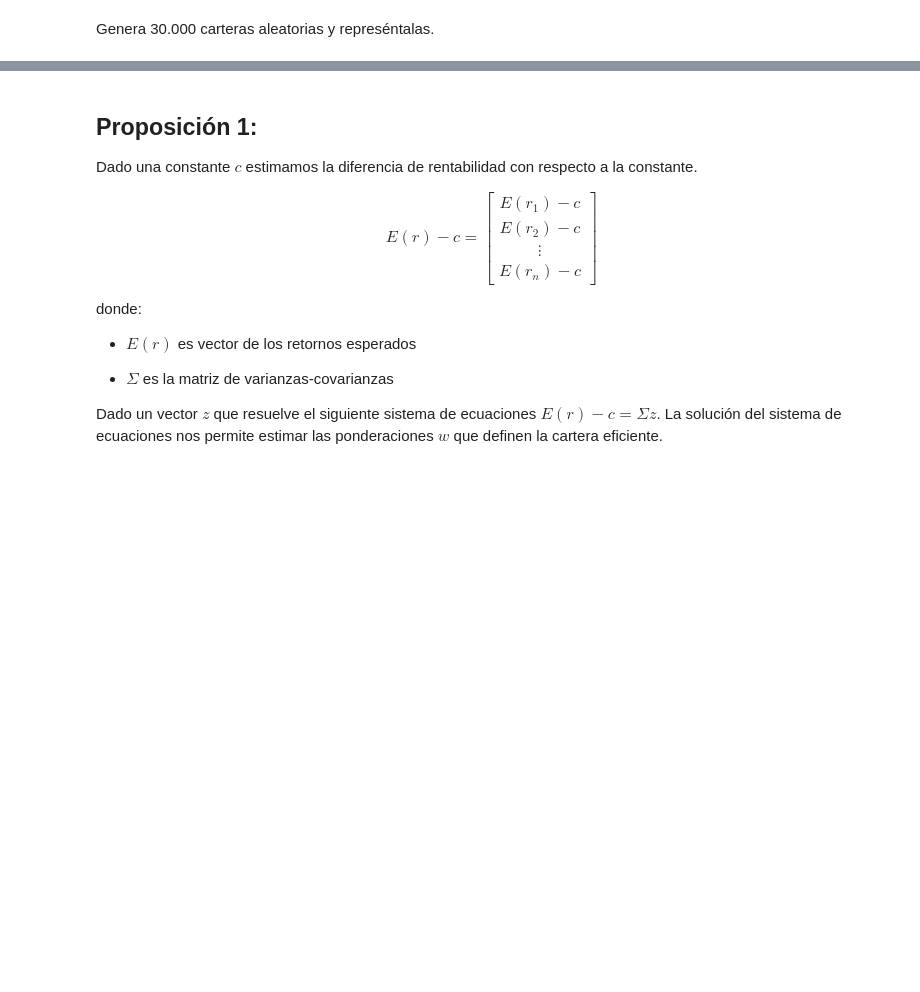
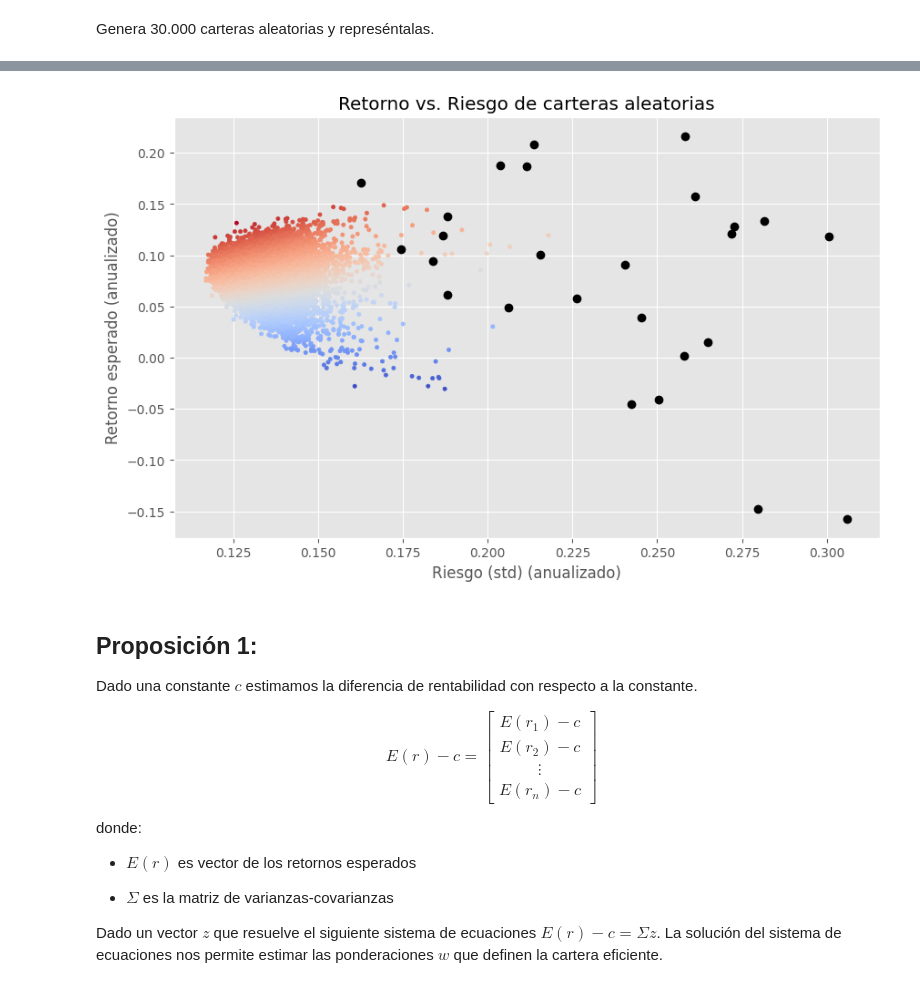
Before and after one commit to alfonso-santos/microcredencial-carteras-python, a Jupyter notebook: Tema_3_Markowitz/src/optimizacion-analitica.ipynb, the cells around one changed output, grey strips where cells are left out. Cells and saved outputs as stored; diff of their text form; code cells hidden in the pictures; blank space fills up the shorter version.

```diff
--- a/Tema_3_Markowitz/src/optimizacion-analitica.ipynb
+++ b/Tema_3_Markowitz/src/optimizacion-analitica.ipynb
@@ -79,18 +147,23 @@ retornos_mean_carteras = # TODO
 # %%
-# Calculamos el riesgo de cada cartera.
-std_carteras = # TODO
+# Calculamos el riesgo de cada cartera. # TODO
+std_carteras = retornos_diarios_carteras.std()
 # %%
-# Graficamos rentabilidad vs. riesgo.
+# Graficamos rentabilidad vs. riesgo. #TODO
 plt.figure(figsize=(10, 6))
 
+plt.scatter( x= std_carteras * np.sqrt(252),  y = retornos_mean_carteras * 252, marker= ".", c = retornos_mean_carteras / std_carteras, cmap="coolwarm")
 
-# TODO
-
+for asset_name in rets.columns:
+  asset_ret = rets[asset_name].mean()
+  asset_std = rets[asset_name].std()
+  plt.plot( asset_std * np.sqrt(252), asset_ret* 252, marker = "o" , color = "black")
 
 plt.xlabel("Riesgo (std) (anualizado)")
 plt.ylabel("Retorno esperado (anualizado)")
 plt.title("Retorno vs. Riesgo de carteras aleatorias")
 plt.show()
+# %% [output]
+[figure, added]
 # %% [markdown]
 ## Proposición 1:
 
```
Also changed, not shown: parts of 23 cells of this notebook.
